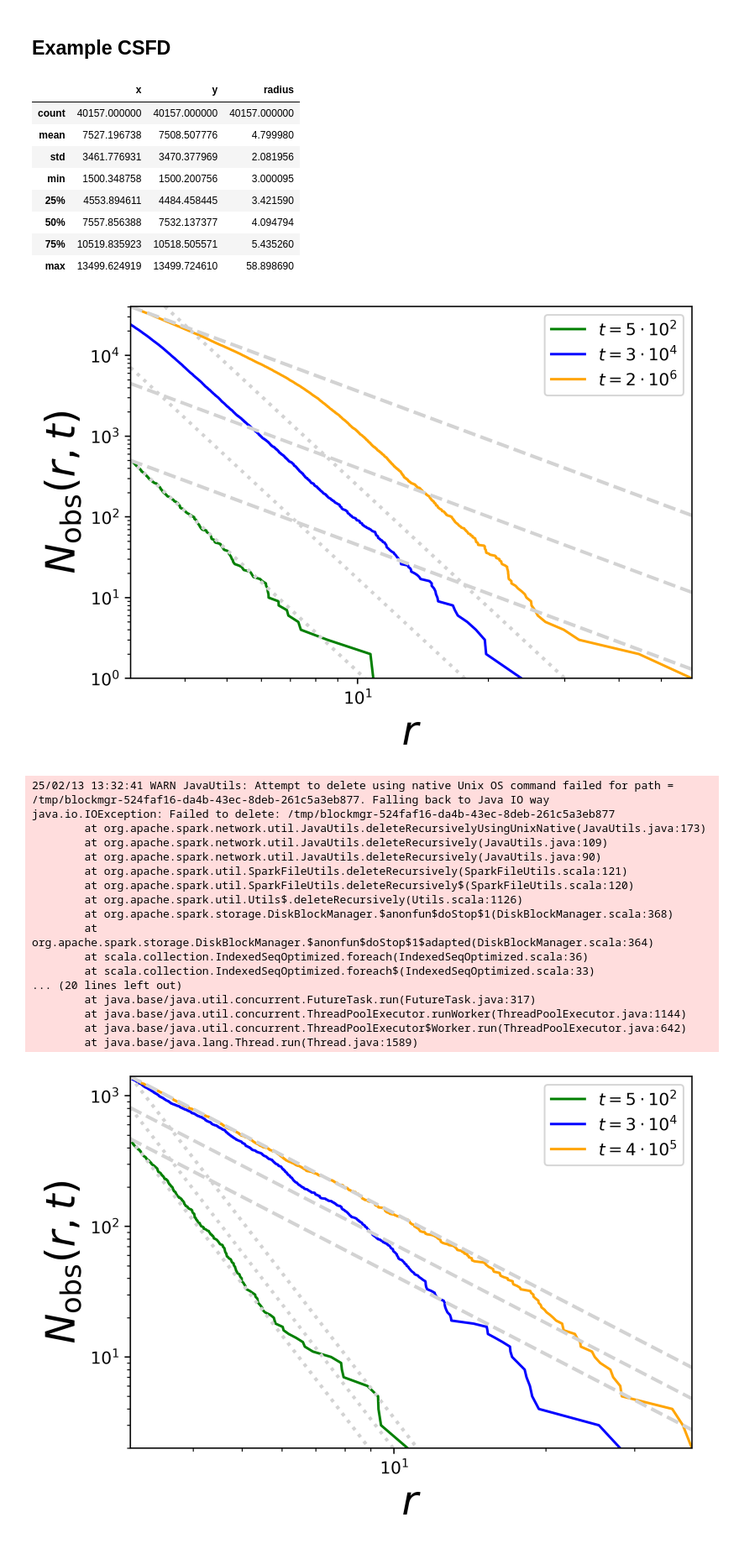
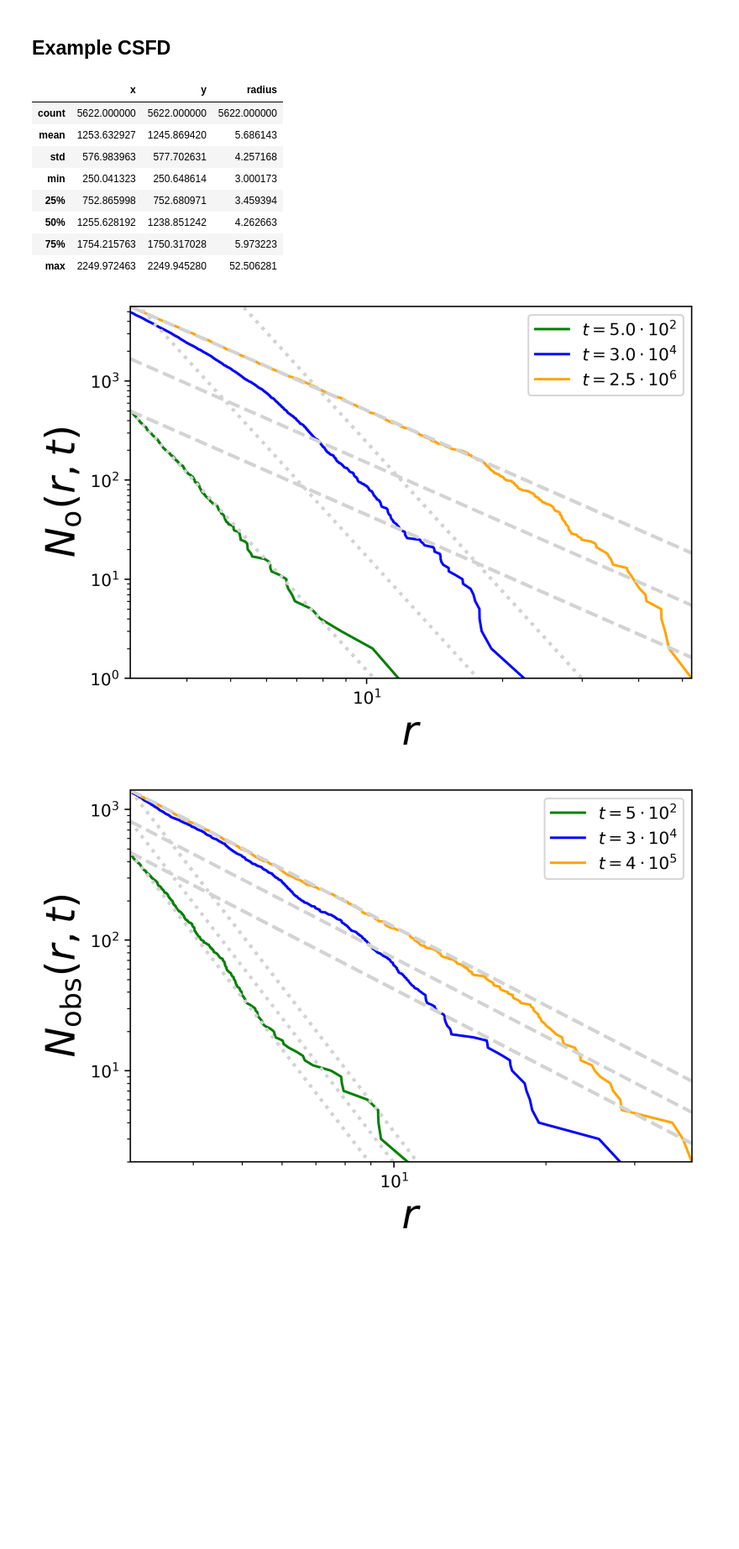
Before and after one commit to seanmason/saturation, a Jupyter notebook: notebooks/thesis/Chapter1/CSFD.ipynb, the cells around one changed output. Shown at 84% size. Cells and saved outputs as stored; diff of their text form; code cells hidden in the pictures; blank space fills up the shorter version.

Commit message:
Safety check while writing the thesis.

```diff
--- a/notebooks/thesis/Chapter1/CSFD.ipynb
+++ b/notebooks/thesis/Chapter1/CSFD.ipynb
@@ -41,5 +44,5 @@ spark = (SparkSession.builder
 # %%
-base_path = "/data/saturation/test_updates/"
+base_path = "/data/saturation/thesis_run_20250213/"
 
 configs_pdf, configs_df, configs_dict = get_configs(
     base_path=base_path,
@@ -62,11 +53,11 @@ configs_pdf[configs_pdf.slope.between(-5.1, -4.8)].sort_values("simulation_id")
 # %% [markdown]
 ## Example CSFD
 # %%
-simulation_id = 10
+simulation_id = 179
 b_p = configs_dict[simulation_id]["slope"]
 young_target_nstat = 5e2
 older_target_nstat = 3e4
-oldest_target_nstat = int(1.5e6)
+oldest_target_nstat = int(2.5e6)
 
 r_stat = configs_dict[simulation_id]["rstat"]
 study_region_size = configs_dict[simulation_id]["study_region_size"]
@@ -84,7 +75,7 @@ young_state = get_state_at_time(
     craters_df=craters_df,
     removals_df=removals_df,
     simulation_id=simulation_id,
-    target_nstat=young_target_ngen,
+    target_nstat=young_target_nstat,
     study_region_size=study_region_size,
     study_region_padding=study_region_padding,
     spark=spark
@@ -96,7 +87,7 @@ older_state = get_state_at_time(
     craters_df=craters_df,
     removals_df=removals_df,
     simulation_id=simulation_id,
-    target_nstat=older_target_ngen,
+    target_nstat=older_target_nstat,
     study_region_size=study_region_size,
     study_region_padding=study_region_padding,
     spark=spark
@@ -107,7 +98,7 @@ oldest_state = get_state_at_time(
     craters_df=craters_df,
     removals_df=removals_df,
     simulation_id=simulation_id,
-    target_nstat=oldest_target_ngen,
+    target_nstat=oldest_target_nstat,
     study_region_size=study_region_size,
     study_region_padding=study_region_padding,
     spark=spark
@@ -116,14 +107,14 @@ oldest_state = get_state_at_time(
 oldest_state.describe()
 # %% [output]
 |  | x | y | radius |
-| count | 40157.000000 | 40157.000000 | 40157.000000 |
-| mean | 7527.196738 | 7508.507776 | 4.799980 |
-| std | 3461.776931 | 3470.377969 | 2.081956 |
-| min | 1500.348758 | 1500.200756 | 3.000095 |
-| 25% | 4553.894611 | 4484.458445 | 3.421590 |
-| 50% | 7557.856388 | 7532.137377 | 4.094794 |
-| 75% | 10519.835923 | 10518.505571 | 5.435260 |
-| max | 13499.624919 | 13499.724610 | 58.898690 |
+| count | 5622.000000 | 5622.000000 | 5622.000000 |
+| mean | 1253.632927 | 1245.869420 | 5.686143 |
+| std | 576.983963 | 577.702631 | 4.257168 |
+| min | 250.041323 | 250.648614 | 3.000173 |
+| 25% | 752.865998 | 752.680971 | 3.459394 |
+| 50% | 1255.628192 | 1238.851242 | 4.262663 |
+| 75% | 1754.215763 | 1750.317028 | 5.973223 |
+| max | 2249.972463 | 2249.945280 | 52.506281 |
 # %%
 font_size = 24
 n_lines_below = 0
@@ -143,15 +134,15 @@ ax = fig.add_subplot(111)
 
 # Plot young state
 observed_young_y = range(len(young_radii), 0, -1)
-ax.plot(young_radii, observed_young_y, label=f"$t={get_scientific_notation(young_target_nstat, 0)}$", color="green")
+ax.plot(young_radii, observed_young_y, label=f"$t={get_scientific_notation(young_target_nstat, 1)}$", color="green")
 
 # Plot older state
 observed_older_y = range(len(older_radii), 0, -1)
-ax.plot(older_radii, observed_older_y, label=f"$t={get_scientific_notation(older_target_nstat, 0)}$", color="blue")
+ax.plot(older_radii, observed_older_y, label=f"$t={get_scientific_notation(older_target_nstat, 1)}$", color="blue")
 
 # Plot old state
 observed_oldest_y = range(len(oldest_radii), 0, -1)
-ax.plot(oldest_radii, observed_oldest_y, label=f"$t={get_scientific_notation(oldest_target_nstat, 0)}$", color="orange")
+ax.plot(oldest_radii, observed_oldest_y, label=f"$t={get_scientific_notation(oldest_target_nstat, 1)}$", color="orange")
 
 # Add multiple reference lines for each slope
 x_ref = np.logspace(np.log10(oldest_radii.min()), np.log10(oldest_radii.max()), 100)
@@ -190,52 +181,35 @@ reference_lines = {
     -2: {
         "intercepts": geometric_saturation_intercepts,
         "style": "dashed"
     },
     b_p: {
         "intercepts": production_intercepts,
         "style": "dotted"
     }
 }
 
 for b_ref, params in reference_lines.items():
     for intercept in params["intercepts"]:
         y_ref = intercept * x_ref**b_ref
         ax.plot(x_ref, y_ref,ls=params["style"], color="lightgray", lw="2")
 
 # Set limits based on observed data
 ax.set_xlim(oldest_radii.min(), oldest_radii.max())
 ax.set_ylim(min(observed_oldest_y), max(observed_oldest_y))
 
 # Labels and scaling
 ax.set_xlabel("$r$", fontsize=font_size)
-ax.set_ylabel("$N_{\\text{obs}}(r, t)$", fontsize=font_size)
+ax.set_ylabel("$N_{\\text{o}}(r, t)$", fontsize=font_size)
 
 ax.set_xscale("log")
 ax.set_yscale("log")
 ax.legend()
 
 plt.savefig("figures/example_csfds.png", bbox_inches="tight")
 
 plt.show()
 # %% [output]
-[figure, old version]
+[figure, new version]
-25/02/13 13:32:41 WARN JavaUtils: Attempt to delete using native Unix OS command failed for path = /tmp/blockmgr-524faf16-da4b-43ec-8deb-261c5a3eb877. Falling back to Java IO way
-java.io.IOException: Failed to delete: /tmp/blockmgr-524faf16-da4b-43ec-8deb-261c5a3eb877
-        at org.apache.spark.network.util.JavaUtils.deleteRecursivelyUsingUnixNative(JavaUtils.java:173)
-        at org.apache.spark.network.util.JavaUtils.deleteRecursively(JavaUtils.java:109)
-        at org.apache.spark.network.util.JavaUtils.deleteRecursively(JavaUtils.java:90)
-        at org.apache.spark.util.SparkFileUtils.deleteRecursively(SparkFileUtils.scala:121)
-        at org.apache.spark.util.SparkFileUtils.deleteRecursively$(SparkFileUtils.scala:120)
-        at org.apache.spark.util.Utils$.deleteRecursively(Utils.scala:1126)
-        at org.apache.spark.storage.DiskBlockManager.$anonfun$doStop$1(DiskBlockManager.scala:368)
-        at org.apache.spark.storage.DiskBlockManager.$anonfun$doStop$1$adapted(DiskBlockManager.scala:364)
-        at scala.collection.IndexedSeqOptimized.foreach(IndexedSeqOptimized.scala:36)
-        at scala.collection.IndexedSeqOptimized.foreach$(IndexedSeqOptimized.scala:33)
-... (20 lines left out)
-        at java.base/java.util.concurrent.FutureTask.run(FutureTask.java:317)
-        at java.base/java.util.concurrent.ThreadPoolExecutor.runWorker(ThreadPoolExecutor.java:1144)
-        at java.base/java.util.concurrent.ThreadPoolExecutor$Worker.run(ThreadPoolExecutor.java:642)
-        at java.base/java.lang.Thread.run(Thread.java:1589)
 # %%
 font_size = 24
 n_lines_below = 0
```
Also changed, not shown: parts of 4 cells of this notebook, 8 other files.
